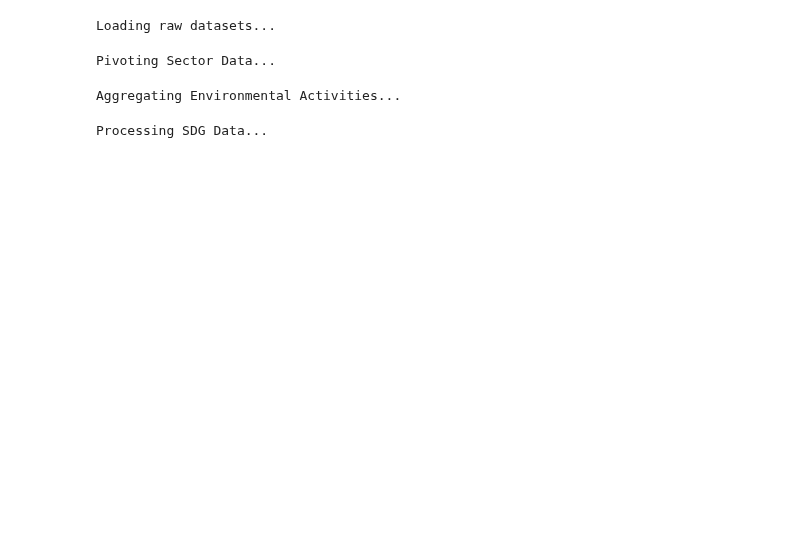
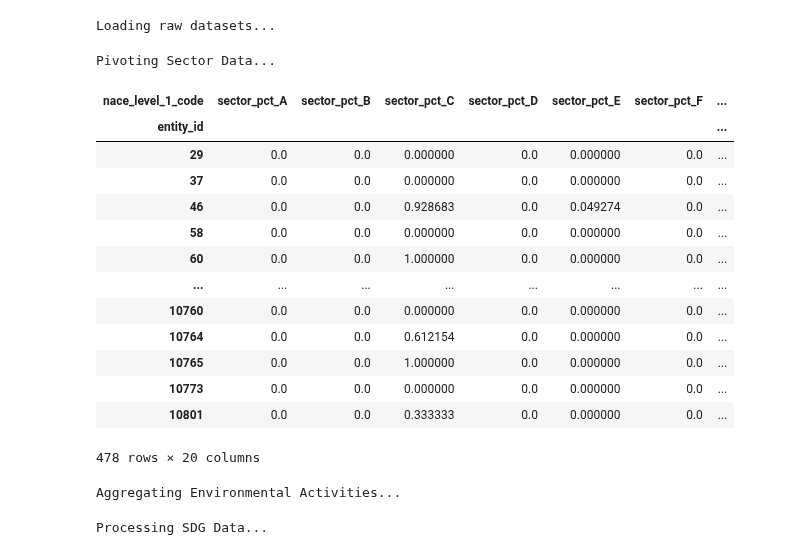
Before and after one commit to SamirSengupta/Fitch-Sustainability-Hackathon, a Jupyter notebook: notebooks/data_and_feature_engineering.ipynb, the cells around one changed output. Drawn from its saved outputs; the diff is of its cells as text; code cells hidden in the pictures; blank space fills up the shorter version.

```diff
--- a/notebooks/data_and_feature_engineering.ipynb
+++ b/notebooks/data_and_feature_engineering.ipynb
@@ -24,6 +24,23 @@ sector_pivot = rev_df.pivot_table(
 ).add_prefix('sector_pct_')
 # %% [output]
 Pivoting Sector Data...
+# %%
+sector_pivot
+# %% [output]
+| nace_level_1_code | sector_pct_A | sector_pct_B | sector_pct_C | sector_pct_D | sector_pct_E | sector_pct_F | ... |
+| entity_id |  |  |  |  |  |  | ... |
+| 29 | 0.0 | 0.0 | 0.000000 | 0.0 | 0.000000 | 0.0 | ... |
+| 37 | 0.0 | 0.0 | 0.000000 | 0.0 | 0.000000 | 0.0 | ... |
+| 46 | 0.0 | 0.0 | 0.928683 | 0.0 | 0.049274 | 0.0 | ... |
+| 58 | 0.0 | 0.0 | 0.000000 | 0.0 | 0.000000 | 0.0 | ... |
+| 60 | 0.0 | 0.0 | 1.000000 | 0.0 | 0.000000 | 0.0 | ... |
+| ... | ... | ... | ... | ... | ... | ... | ... |
+| 10760 | 0.0 | 0.0 | 0.000000 | 0.0 | 0.000000 | 0.0 | ... |
+| 10764 | 0.0 | 0.0 | 0.612154 | 0.0 | 0.000000 | 0.0 | ... |
+| 10765 | 0.0 | 0.0 | 1.000000 | 0.0 | 0.000000 | 0.0 | ... |
+| 10773 | 0.0 | 0.0 | 0.000000 | 0.0 | 0.000000 | 0.0 | ... |
+| 10801 | 0.0 | 0.0 | 0.333333 | 0.0 | 0.000000 | 0.0 | ... |
+478 rows × 20 columns
 # %%
 # 3. Feature Engineering: Environmental Activities
 # Aggregate score adjustments and count activities
```
Also changed, not shown: parts of 2 cells of this notebook, 2 other files.
